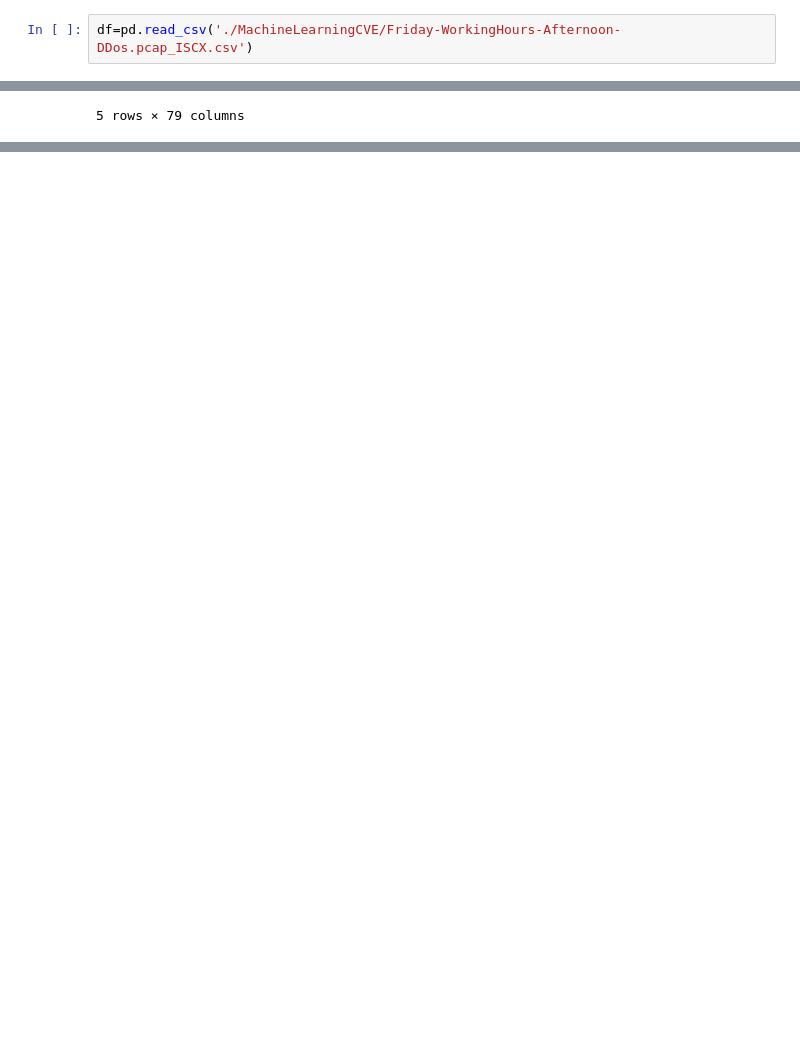
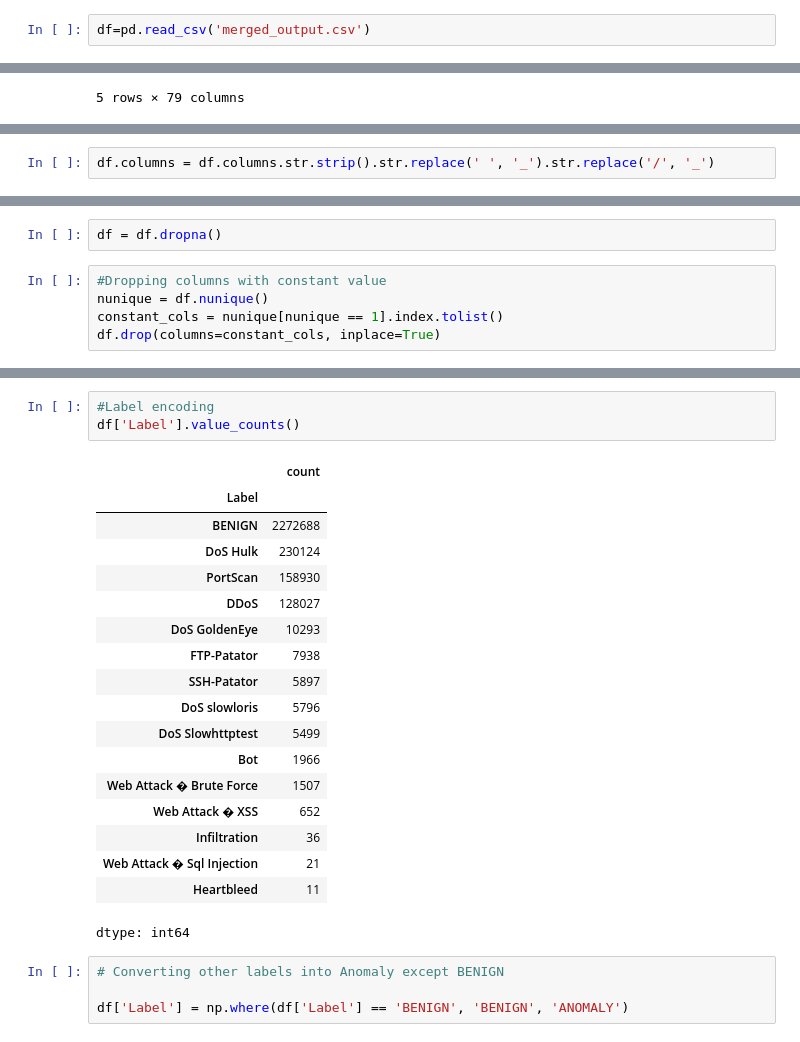
Before and after one commit to GVK1992/Adaptive-Ensemble-IDS-IoT, a Jupyter notebook: Code.ipynb, the cells around one changed output, grey strips where cells are left out. Saved outputs shown, nothing was run; the diff lists cells and outputs as text; blank space fills up the shorter version.

```diff
--- a/Code.ipynb
+++ b/Code.ipynb
@@ -3,5 +42,5 @@ import pandas as pd
 # %%
-df=pd.read_csv('./MachineLearningCVE/Friday-WorkingHours-Afternoon-DDos.pcap_ISCX.csv')
+df=pd.read_csv('merged_output.csv')
 # %%
 df.head()
 # %% [output]
@@ -46,0 +76,2 @@ df2.head()
+# %%
+df.columns = df.columns.str.strip().str.replace(' ', '_').str.replace('/', '_')
@@ -47 +97,8 @@ df2.head()
+# %%
+df = df.dropna()
+# %%
+#Dropping columns with constant value
+nunique = df.nunique()
+constant_cols = nunique[nunique == 1].index.tolist()
+df.drop(columns=constant_cols, inplace=True)
 # %%
@@ -54,0 +124,26 @@ memory usage: 43.5 MB
+# %%
+#Label encoding
+df['Label'].value_counts()
+# %% [output]
+|  | count |
+| Label |  |
+| BENIGN | 2272688 |
+| DoS Hulk | 230124 |
+| PortScan | 158930 |
+| DDoS | 128027 |
+| DoS GoldenEye | 10293 |
+| FTP-Patator | 7938 |
+| SSH-Patator | 5897 |
+| DoS slowloris | 5796 |
+| DoS Slowhttptest | 5499 |
+| Bot | 1966 |
+| Web Attack � Brute Force | 1507 |
+| Web Attack � XSS | 652 |
+| Infiltration | 36 |
+| Web Attack � Sql Injection | 21 |
+| Heartbleed | 11 |
+dtype: int64
+# %%
+# Converting other labels into Anomaly except BENIGN
+
+df['Label'] = np.where(df['Label'] == 'BENIGN', 'BENIGN', 'ANOMALY')
```
Also changed, not shown: parts of 25 cells of this notebook.
